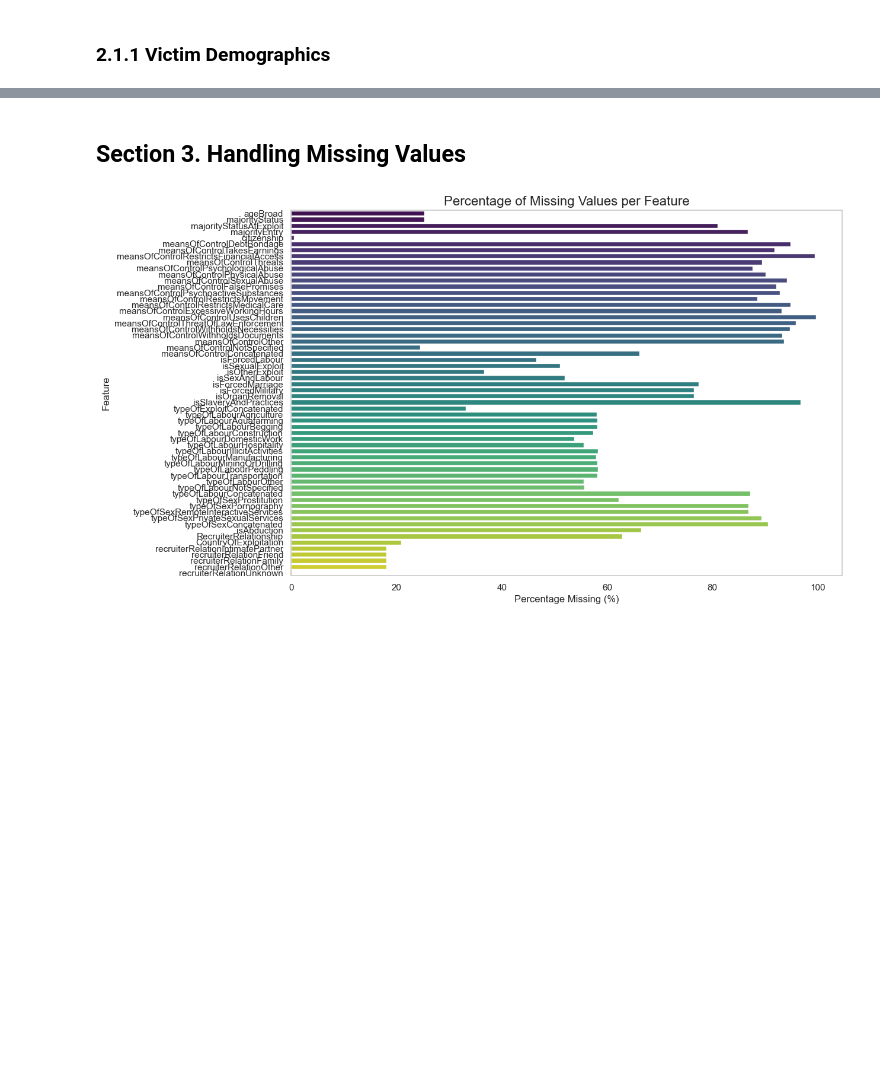
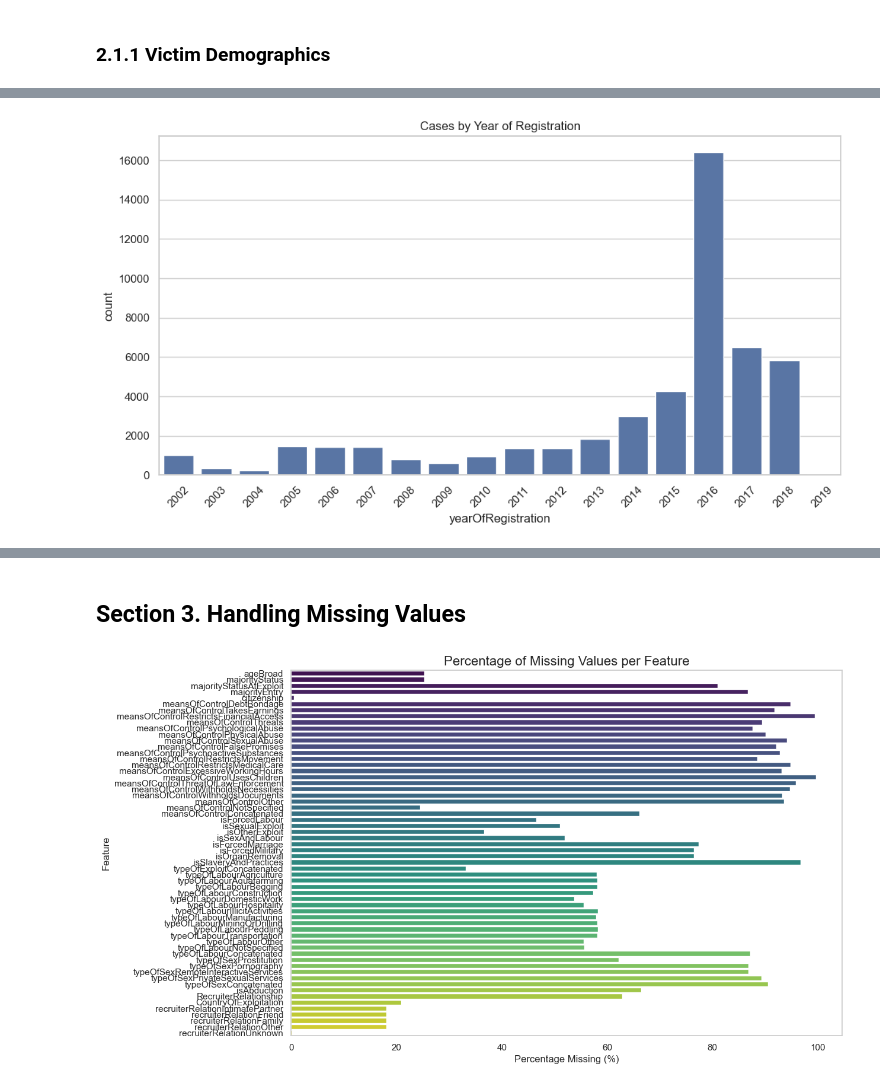
Before and after one commit to BartmossMurphy2077/MLgroupAssignement, a Jupyter notebook: notebook.ipynb, the cells around one changed output, grey strips where cells are left out. Saved outputs shown, nothing was run; the diff lists cells and outputs as text; code cells hidden in the pictures; blank space fills up the shorter version.

```diff
--- a/notebook.ipynb
+++ b/notebook.ipynb
@@ -1927,0 +492,8 @@ fig.show()
+# %%
+plt.figure(figsize=(12, 6))
+sns.countplot(x='yearOfRegistration', data=df, order=sorted(df['yearOfRegistration'].dropna().unique()))
+plt.xticks(rotation=45)
+plt.title("Cases by Year of Registration")
+plt.show()
+# %% [output]
+[figure, added]
```
Also changed, not shown: parts of 109 cells of this notebook, 1 other file.
